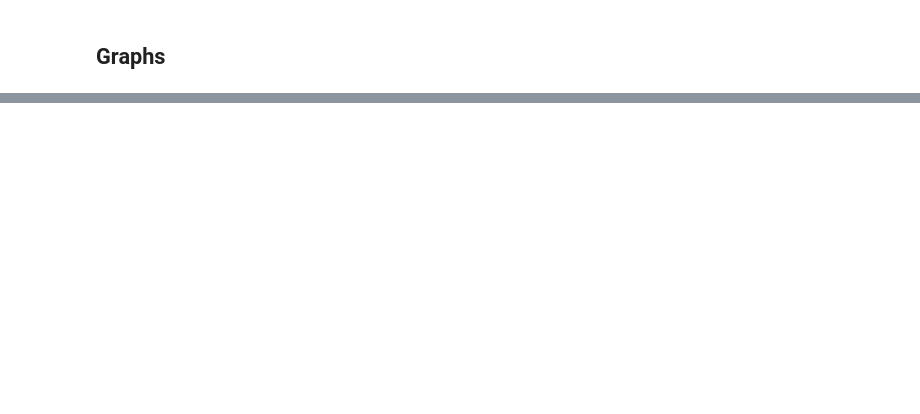
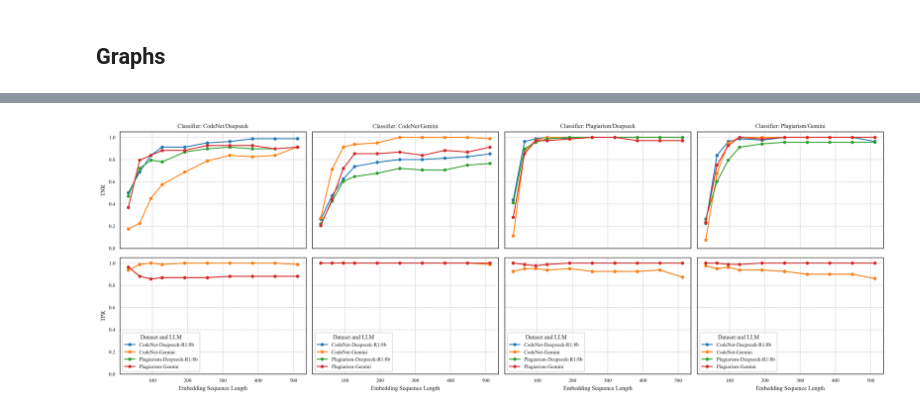
Before and after one commit to DanWang725/Code-Classifier, a Jupyter notebook: notebooks/Analysis.ipynb, the cells around one changed output, grey strips where cells are left out. Cells and saved outputs as stored; diff of their text form; code cells hidden in the pictures; blank space fills up the shorter version.

```diff
--- a/notebooks/Analysis.ipynb
+++ b/notebooks/Analysis.ipynb
@@ -32,8 +32,8 @@ embedder_map = {
 classifiers_map = {
   "codenet-deepseek": "CodeNet/Deepseek",
   "codenet-Gemini": "CodeNet/Gemini",
-  "vl-deepseek": "Plagarism/Deepseek",
-  "vl-Gemini": "Plagarism/Gemini",
+  "vl-deepseek": "Plagiarism/Deepseek",
+  "vl-Gemini": "Plagiarism/Gemini",
 }
 # %%
 data = pd.read_csv('../data/stats/final-scores.csv', index_col=0)
@@ -220,38 +311,40 @@ plt.show()
 # %%
 val_col = 'tnr'
 val_2_col = 'tpr'
-emb_len_data = data_embedding_size_higher.query('model == "GradientBoosted"')
+emb_len_data = data_embedding_size_higher.query('model == "NeuralNetwork"').copy(deep=True)
 
 emb_len_data['row'] = emb_len_data['dataset'] + '-' + emb_len_data['llm']
 
 fig, axs = plt.subplots(2, len(classifiers_map), figsize=(17, 6), sharex=True, sharey=True)
 
 for i, (clf_key, clf_name) in enumerate(classifiers_map.items()):
     clf_data = emb_len_data[emb_len_data['classifier'] == clf_name]
     grouped = clf_data.groupby(['embedding_size', 'row'])[val_col].mean().unstack()
 
     # Sort the rows by embedding size numerically
     grouped = grouped.sort_index(ascending=True)
 
     grouped.plot(kind='line', ax=axs[0][i], marker='o', legend=False)
     axs[0][i].set_title(f'Classifier: {clf_name}')
     axs[0][i].set_xlabel('Embedding Size')
     axs[0][i].set_ylabel('TNR')
 
 
     grouped2 = clf_data.groupby(['embedding_size', 'row'])[val_2_col].mean().unstack()
 
     # Sort the rows by embedding size numerically
     grouped2 = grouped2.sort_index(ascending=True)
 
     grouped2.plot(kind='line', ax=axs[1][i], marker='o')
     axs[1][i].set_xlabel('Embedding Sequence Length')
     axs[1][i].set_ylabel('TPR')
     axs[1][i].legend(title='Dataset and LLM')
 
     # Adjust the y-axis to not start at 0
     axs[0][i].set_ylim(0, 1.05)
 
-plt.suptitle(f"TPR and TNR Comparison of Classifiers on Different Embedding Sequence Sizes, for Neural Network", fontsize=16)
+# plt.suptitle(f"TPR and TNR Comparison of Classifiers on Different Embedding Sequence Sizes, for Neural Network", fontsize=16)
 plt.tight_layout()
 plt.show()
+# %% [output]
+[figure, added]
```
Also changed, not shown: parts of 12 cells of this notebook.
